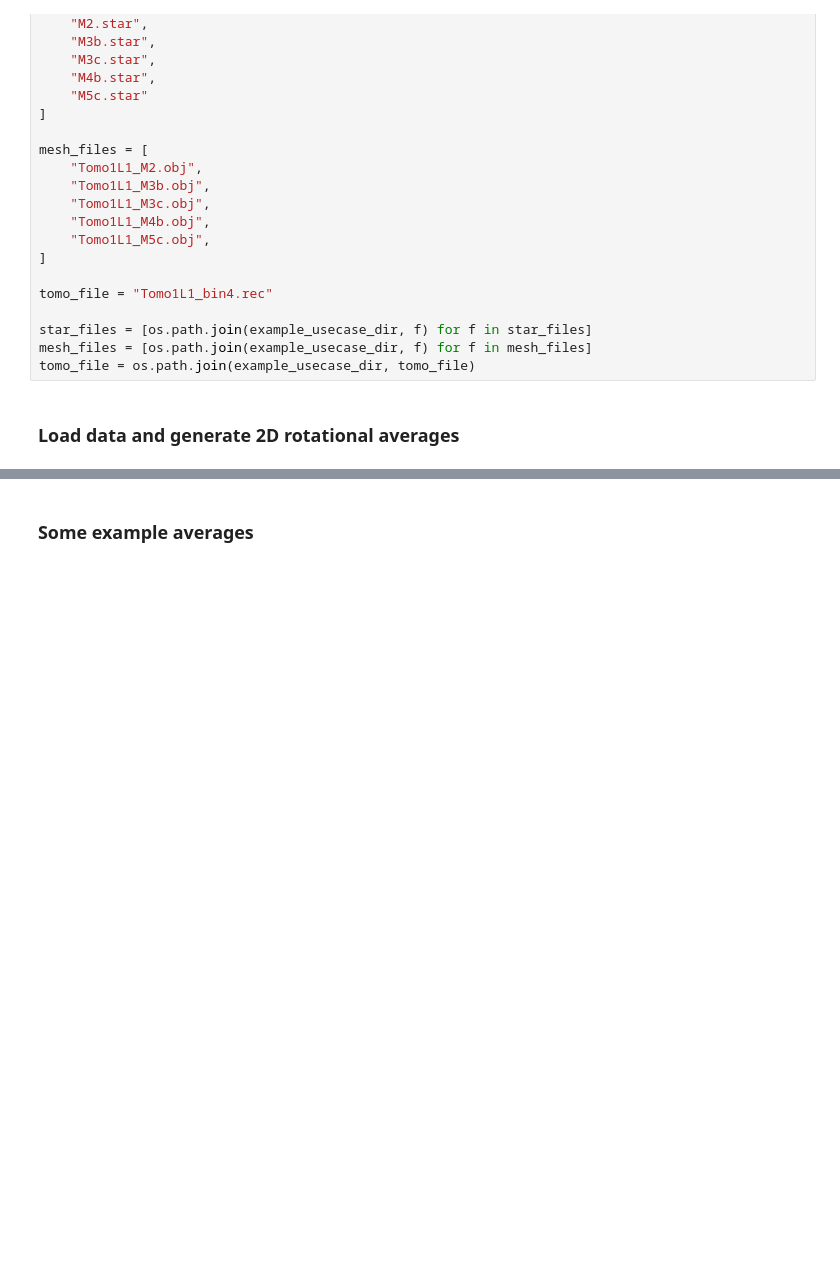
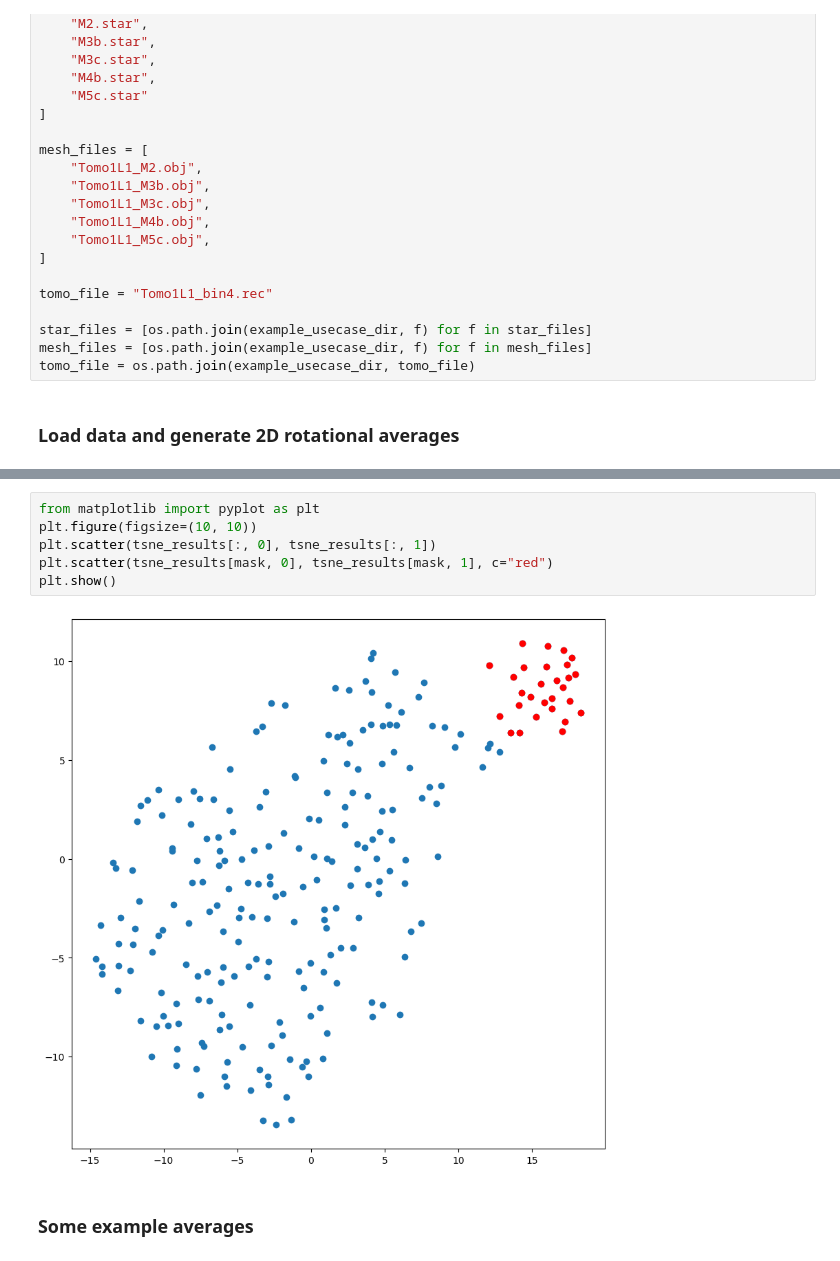
Before and after one commit to cellcanvas/surforama, a Jupyter notebook: examples/example_usecase_2D_averages.ipynb, the cells around one changed output, grey strips where cells are left out. Drawn from its saved outputs; the diff is of its cells as text; blank space fills up the shorter version.

```diff
--- a/examples/example_usecase_2D_averages.ipynb
+++ b/examples/example_usecase_2D_averages.ipynb
@@ -73,3 +341,11 @@ Computing averages for ../../example_usecase/M5c.star and ../../example_usecase/
+# %%
+from matplotlib import pyplot as plt
+plt.figure(figsize=(10, 10))
+plt.scatter(tsne_results[:, 0], tsne_results[:, 1])
+plt.scatter(tsne_results[mask, 0], tsne_results[mask, 1], c="red")
+plt.show()
+# %% [output]
+[figure, added]
 # %% [markdown]
 ### Some example averages
 # %%
```
Also changed, not shown: parts of 15 cells of this notebook.
